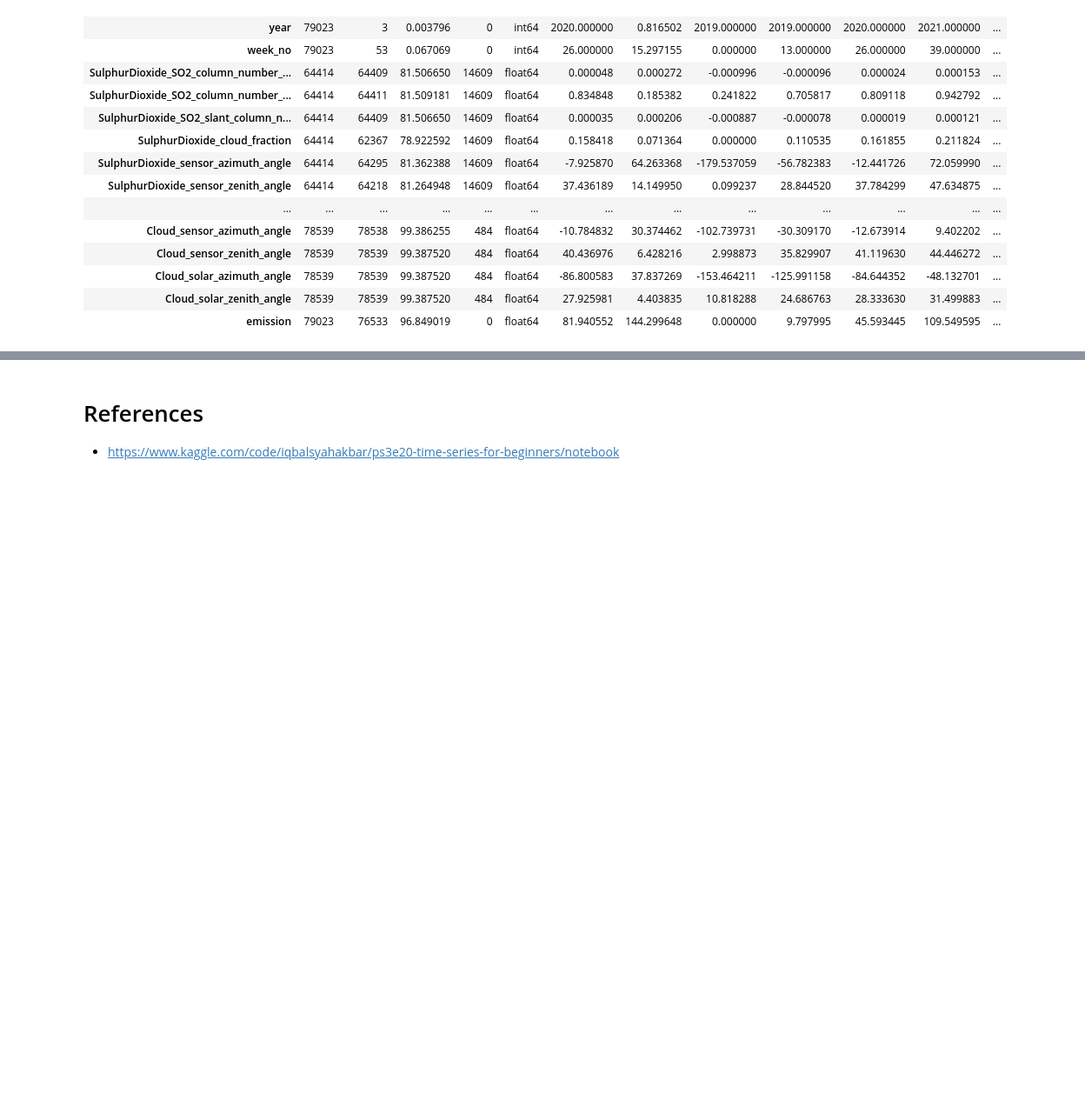
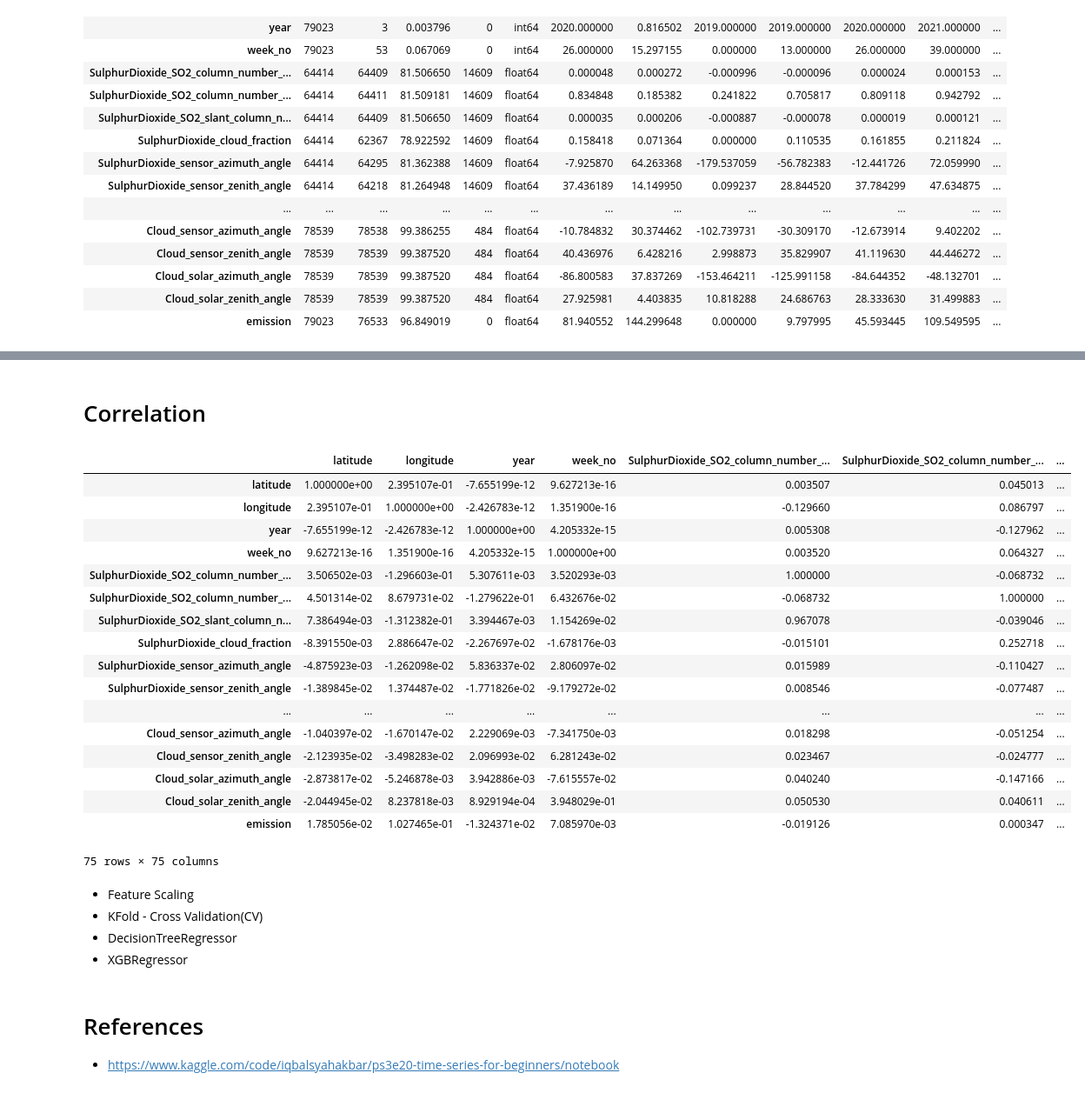
Before and after one commit to kumaramardeep342/Kaggle-Data-Science-Learning, a Jupyter notebook: predict-co2-emissions-s3ep20.ipynb, the cells around one changed output, grey strips where cells are left out. Shown at 87% size. Saved outputs shown, nothing was run; the diff lists cells and outputs as text; code cells hidden in the pictures; blank space fills up the shorter version.

Commit message:
Kaggle Notebook | Predict CO2 Emissions S3EP20 | Version 6

```diff
--- a/predict-co2-emissions-s3ep20.ipynb
+++ b/predict-co2-emissions-s3ep20.ipynb
@@ -193,3 +206,32 @@ train_desc
+# %% [markdown]
+# Correlation
+# %%
+corr=train_df.corr()
+corr
+# %% [output]
+|  | latitude | longitude | year | week_no | SulphurDioxide_SO2_column_number_... | SulphurDioxide_SO2_column_number_... | ... |
+| latitude | 1.000000e+00 | 2.395107e-01 | -7.655199e-12 | 9.627213e-16 | 0.003507 | 0.045013 | ... |
+| longitude | 2.395107e-01 | 1.000000e+00 | -2.426783e-12 | 1.351900e-16 | -0.129660 | 0.086797 | ... |
+| year | -7.655199e-12 | -2.426783e-12 | 1.000000e+00 | 4.205332e-15 | 0.005308 | -0.127962 | ... |
+| week_no | 9.627213e-16 | 1.351900e-16 | 4.205332e-15 | 1.000000e+00 | 0.003520 | 0.064327 | ... |
+| SulphurDioxide_SO2_column_number_... | 3.506502e-03 | -1.296603e-01 | 5.307611e-03 | 3.520293e-03 | 1.000000 | -0.068732 | ... |
+| SulphurDioxide_SO2_column_number_... | 4.501314e-02 | 8.679731e-02 | -1.279622e-01 | 6.432676e-02 | -0.068732 | 1.000000 | ... |
+| SulphurDioxide_SO2_slant_column_n... | 7.386494e-03 | -1.312382e-01 | 3.394467e-03 | 1.154269e-02 | 0.967078 | -0.039046 | ... |
+| SulphurDioxide_cloud_fraction | -8.391550e-03 | 2.886647e-02 | -2.267697e-02 | -1.678176e-03 | -0.015101 | 0.252718 | ... |
+| SulphurDioxide_sensor_azimuth_angle | -4.875923e-03 | -1.262098e-02 | 5.836337e-02 | 2.806097e-02 | 0.015989 | -0.110427 | ... |
+| SulphurDioxide_sensor_zenith_angle | -1.389845e-02 | 1.374487e-02 | -1.771826e-02 | -9.179272e-02 | 0.008546 | -0.077487 | ... |
+| ... | ... | ... | ... | ... | ... | ... | ... |
+| Cloud_sensor_azimuth_angle | -1.040397e-02 | -1.670147e-02 | 2.229069e-03 | -7.341750e-03 | 0.018298 | -0.051254 | ... |
+| Cloud_sensor_zenith_angle | -2.123935e-02 | -3.498283e-02 | 2.096993e-02 | 6.281243e-02 | 0.023467 | -0.024777 | ... |
+| Cloud_solar_azimuth_angle | -2.873817e-02 | -5.246878e-03 | 3.942886e-03 | -7.615557e-02 | 0.040240 | -0.147166 | ... |
+| Cloud_solar_zenith_angle | -2.044945e-02 | 8.237818e-03 | 8.929194e-04 | 3.948029e-01 | 0.050530 | 0.040611 | ... |
+| emission | 1.785056e-02 | 1.027465e-01 | -1.324371e-02 | 7.085970e-03 | -0.019126 | 0.000347 | ... |
+75 rows × 75 columns
+# %% [markdown]
+* Feature Scaling
+* KFold - Cross Validation(CV)
+* DecisionTreeRegressor
+* XGBRegressor
 # %% [markdown]
 # References
 * https://www.kaggle.com/code/iqbalsyahakbar/ps3e20-time-series-for-beginners/notebook
```
Also changed, not shown: parts of 10 cells of this notebook.
